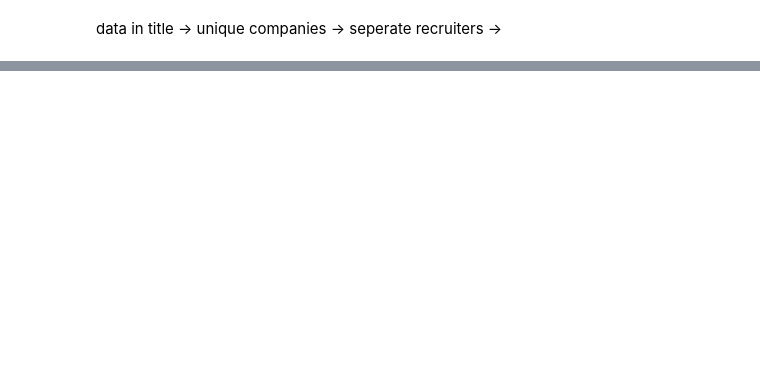
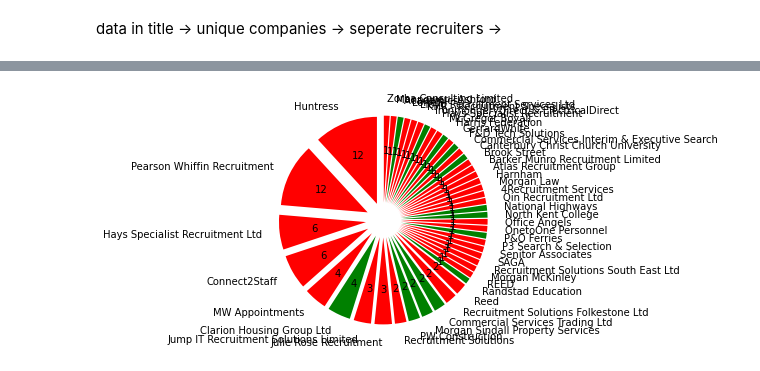
Before and after one commit to futureCodersSE/data-roles, a Jupyter notebook: Data_consolidation_and_cleaning.ipynb, the cells around one changed output, grey strips where cells are left out. Saved outputs shown, nothing was run; the diff lists cells and outputs as text; code cells hidden in the pictures; blank space fills up the shorter version.

```diff
--- a/Data_consolidation_and_cleaning.ipynb
+++ b/Data_consolidation_and_cleaning.ipynb
@@ -159,9 +158,10 @@ data_jobs_employer_names = data_jobs_df.drop_duplicates(subset = "company") #dat
 
 
 drop_recruiters = data_jobs_employer_names.drop( data_jobs_employer_names[ data_jobs_employer_names["company"].str.contains("Recruit")==True].index)
-additional_drop_list = ["Reed","OnetoOne Personnel","Huntress","MW Appointments","P3 Search & Selection","Manpower - Ashford","Morgan McKinley","Brook Street","McGregor Boyall","SAGA","Office Angels","REED"
-                          "Commercial Services Interim & Executive Search","Harnham","Connect2Staff","Senitor Associates","Zorba Consulting Limited","GerrardWhite","Lorien","Morgan Law", "Academics	"]
+additional_drop_list = ["Reed","OnetoOne Personnel","Huntress","MW Appointments","P3 Search & Selection","Manpower - Ashford","Morgan McKinley","Brook Street","McGregor Boyall","SAGA","Office Angels","REED",
+                          "Commercial Services Interim & Executive Search","Harnham","Connect2Staff","Senitor Associates","Zorba Consulting Limited","GerrardWhite","Lorien","Morgan Law", "Academics"]
 it_specialits = ["Senitor Associates","Zorba Consulting Limited","GerrardWhite","Lorien"]
+
 drop_recruiters = drop_recruiters.drop( drop_recruiters[drop_recruiters["company"].isin(additional_drop_list) == True ].index)
 display(drop_recruiters)
 # %% [output]
@@ -190,8 +187,8 @@ recruiters_df2 = data_jobs_employer_names.drop( data_jobs_employer_names[data_jo
 
 recruiters_df = recruiters_df1.append(recruiters_df2,ignore_index=True)
 
-recruiters_list = recruiters_df["company"]
-companies_in_data = drop_recruiters["company"]
-display(recruiters_list)
+recruiters_in_data = recruiters_df["company"].sort_values(ascending=True)
+companies_in_data = drop_recruiters["company"].sort_values(ascending=True)
+display(recruiters_in_data)
 display(companies_in_data)
 # %% [output]
@@ -231 +225,23 @@ Name: company, dtype: object
 Name: company, dtype: object
+# %%
+per_company_data = data_jobs_df.groupby("company").count().sort_values(by="job_title",ascending=False)["job_title"]
+explode = [0.2]*len(per_company_data)
+
+red_list = ["r"]*len(recruiters_in_data)
+colour1 =  dict(zip(recruiters_in_data,red_list))
+
+blue_list = ["g"]*len(companies_in_data)
+colour2 =  dict(zip(companies_in_data,blue_list))
+
+colours = {**colour1, **colour2}
+
+labels = per_company_data.index #recruiters_in_data.append(companies_in_data) #.sort_values(ascending=True)
+labels2 = ["recruiters","compaines"]
+
+plt.pie(per_company_data, startangle=90, explode=explode, labels=labels, labeldistance= 1.2,
+        colors=[colours[key] for key in labels],autopct="%1.f")
+#plt.legend(labels = labels2,loc="lower right")
+plt.show()
+#display(per_company_data)
+# %% [output]
+[figure, added]
```
Also changed, not shown: parts of 8 cells of this notebook.
